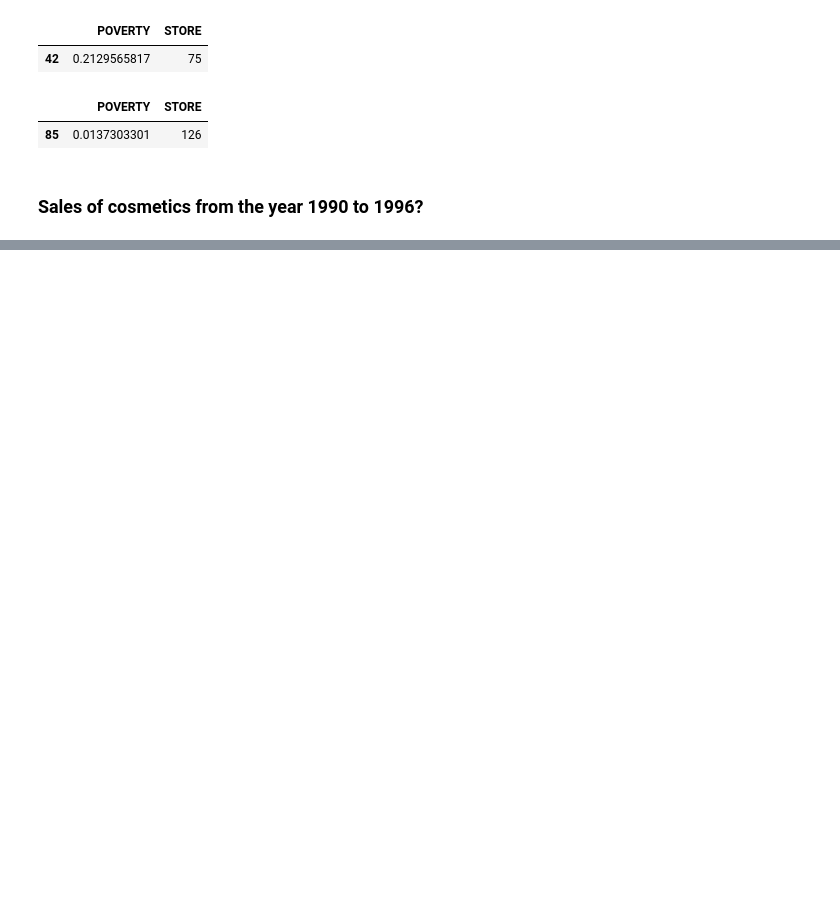
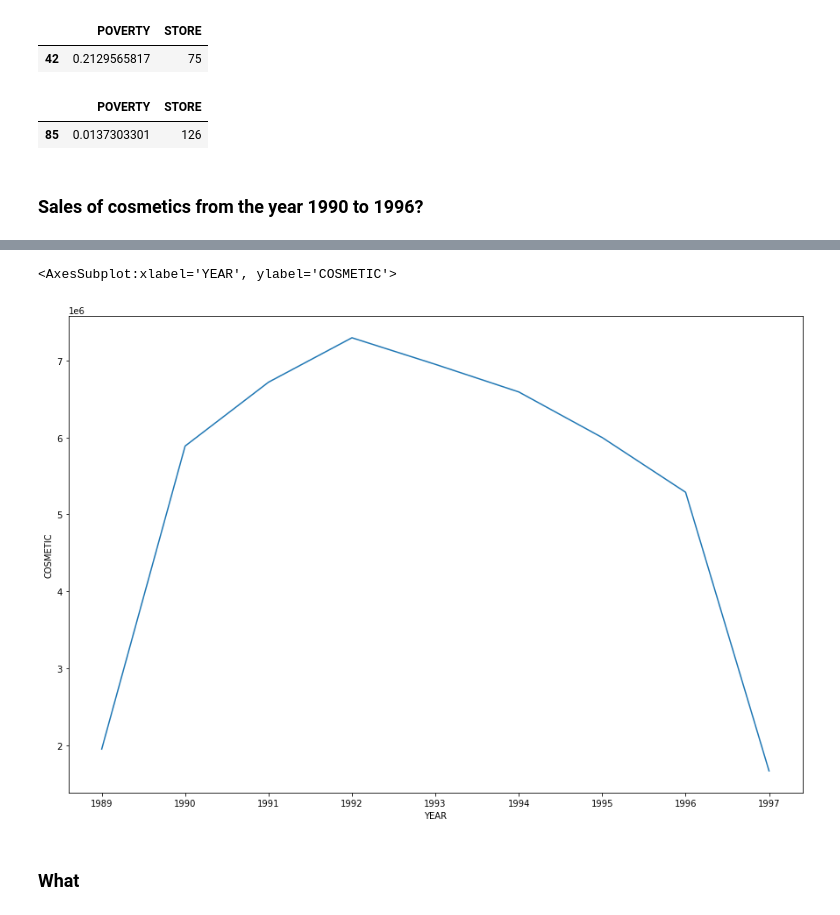
Before and after one commit to aksh19cj/Data-Warehouse, a Jupyter notebook: Akshay_DW_ Analysis.ipynb, the cells around one changed output, grey strips where cells are left out. Drawn from its saved outputs; the diff is of its cells as text; code cells hidden in the pictures; blank space fills up the shorter version.

```diff
--- a/Akshay_DW_ Analysis.ipynb
+++ b/Akshay_DW_ Analysis.ipynb
@@ -342,2 +518,2 @@ poverty_demo_2[poverty_demo_2['POVERTY'] == min(poverty_demo_2['POVERTY'])]
 # %%
-df[['COSMETIC', 'WEEK']].tail(50)
+df_cosmetic_sales = df_3[['COSMETIC', 'YEAR']]
@@ -361,0 +536,2 @@ df[['COSMETIC', 'WEEK']].tail(50)
+# %%
+df_cosmetic_sales['YEAR'] = df_cosmetic_sales['YEAR'].astype('int')
@@ -361,0 +544,2 @@ df[['COSMETIC', 'WEEK']].tail(50)
+# %%
+df_cosmetic_sales['COSMETIC'] = df_cosmetic_sales['COSMETIC'].astype('float')
@@ -361,0 +564,2 @@ df[['COSMETIC', 'WEEK']].tail(50)
+# %%
+df_cosmetic_sales_1 = df_cosmetic_sales.groupby('YEAR').sum()
@@ -361,0 +580,8 @@ df[['COSMETIC', 'WEEK']].tail(50)
+# %%
+plt.figure(figsize=(15,10))
+sns.lineplot(data=df_cosmetic_sales_1, x="YEAR", y="COSMETIC")
+# %% [output]
+<AxesSubplot:xlabel='YEAR', ylabel='COSMETIC'>
+[figure, added]
+# %% [markdown]
+### What
```
Also changed, not shown: parts of 31 cells of this notebook.
